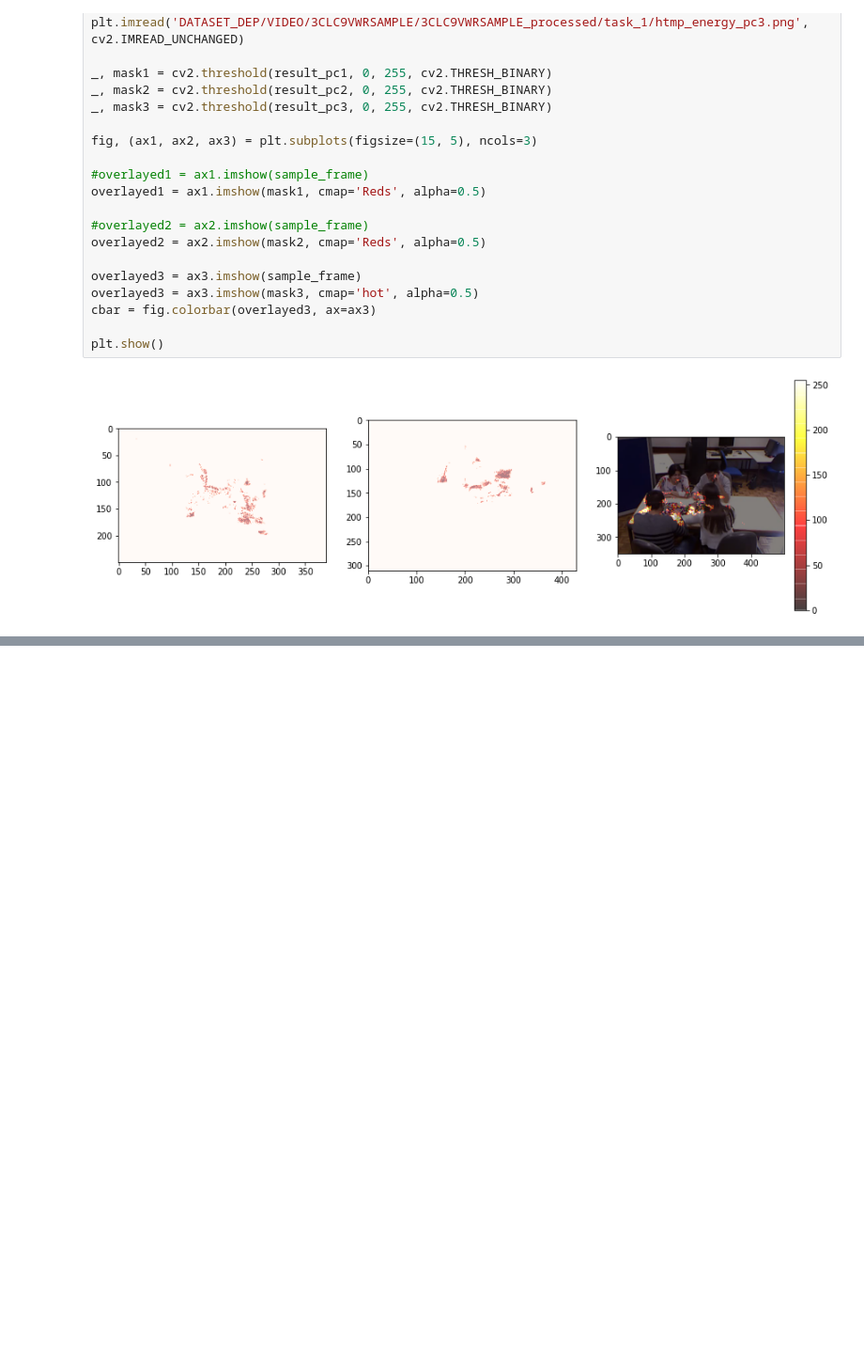
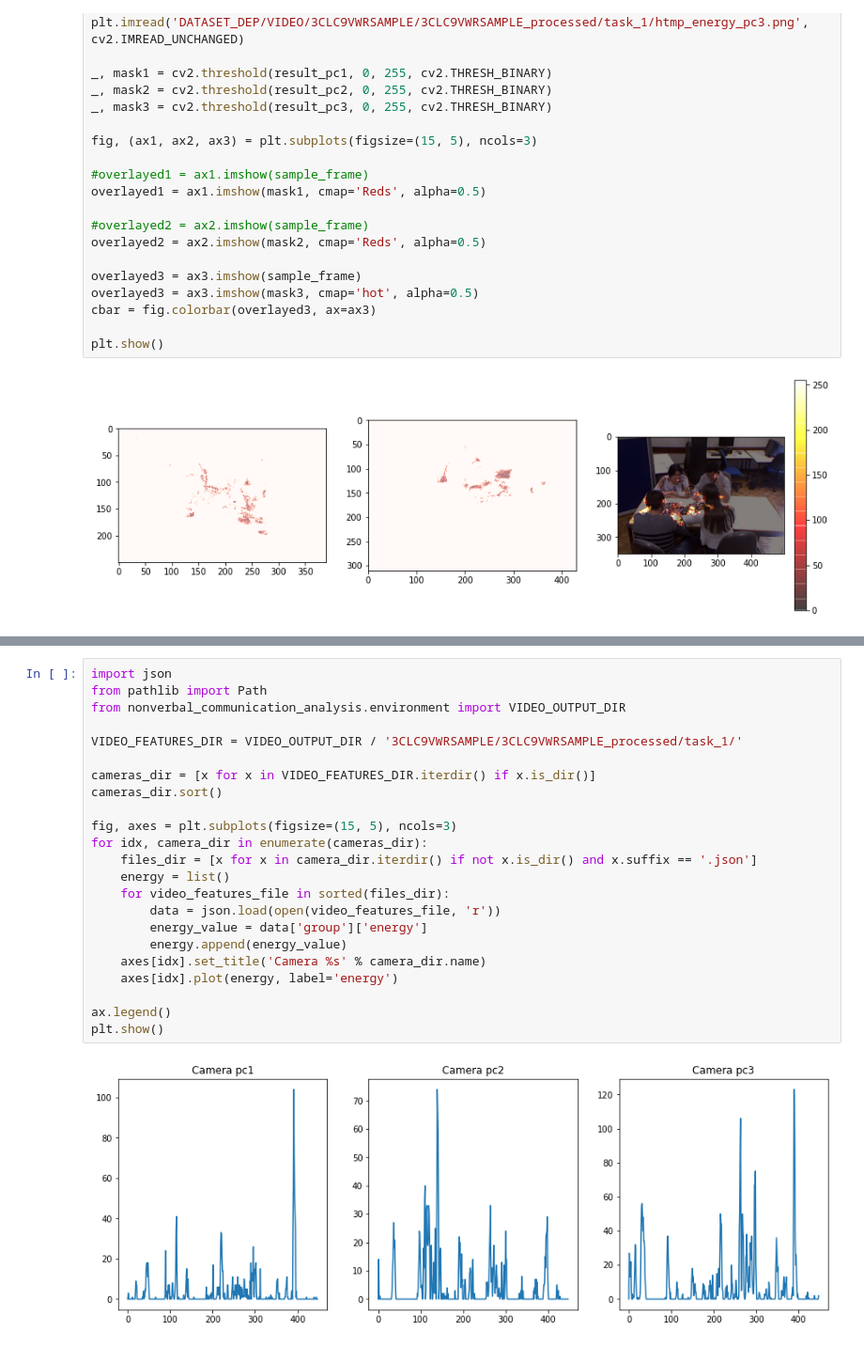
Before and after one commit to fraza0/nonverbal_communication_analysis, a Jupyter notebook: nonverbal_communication_analysis/m4_DataProcessing/Heatmap test.ipynb, the cells around one changed output, grey strips where cells are left out. Shown: that part at 94% size. Drawn from its saved outputs; the diff is of its cells as text; blank space fills up the shorter version.

```diff
--- a/nonverbal_communication_analysis/m4_DataProcessing/Heatmap test.ipynb
+++ b/nonverbal_communication_analysis/m4_DataProcessing/Heatmap test.ipynb
@@ -98,0 +110,25 @@ plt.show()
+# %%
+import json
+from pathlib import Path
+from nonverbal_communication_analysis.environment import VIDEO_OUTPUT_DIR
+
+VIDEO_FEATURES_DIR = VIDEO_OUTPUT_DIR / '3CLC9VWRSAMPLE/3CLC9VWRSAMPLE_processed/task_1/'
+
+cameras_dir = [x for x in VIDEO_FEATURES_DIR.iterdir() if x.is_dir()]
+cameras_dir.sort()
+
+fig, axes = plt.subplots(figsize=(15, 5), ncols=3)
+for idx, camera_dir in enumerate(cameras_dir):
+    files_dir = [x for x in camera_dir.iterdir() if not x.is_dir() and x.suffix == '.json']
+    energy = list()
+    for video_features_file in sorted(files_dir):
+        data = json.load(open(video_features_file, 'r'))
+        energy_value = data['group']['energy']
+        energy.append(energy_value)
+    axes[idx].set_title('Camera %s' % camera_dir.name)
+    axes[idx].plot(energy, label='energy')
+
+ax.legend()
+plt.show()
+# %% [output]
+[figure, added]
```
Also changed, not shown: parts of 2 cells of this notebook.
